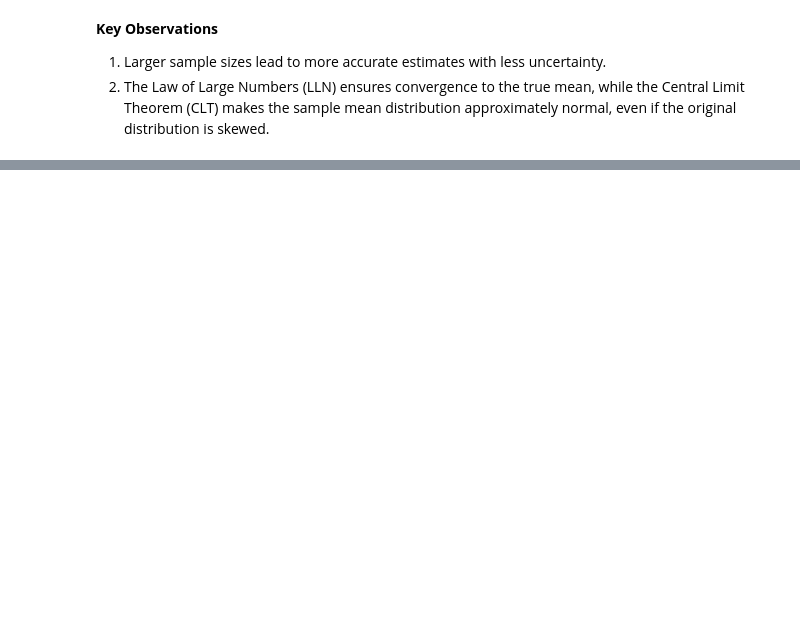
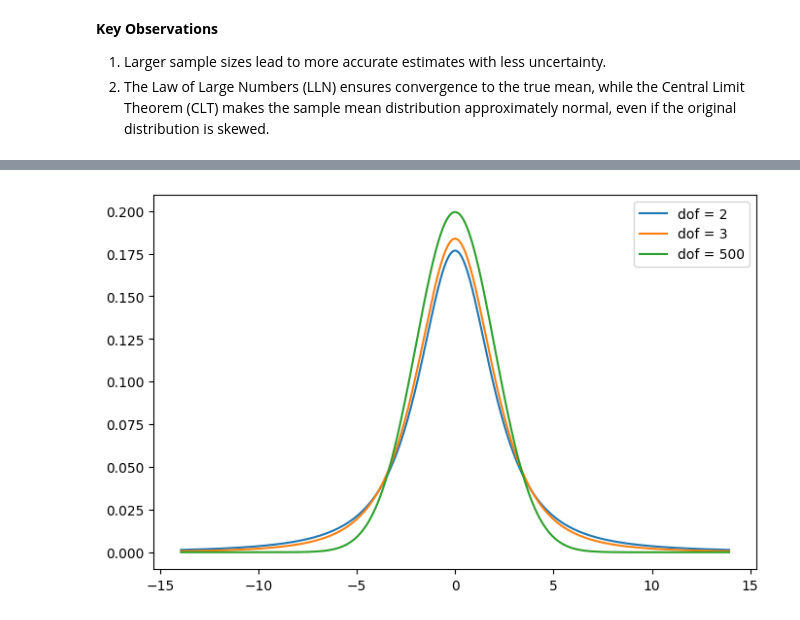
Before and after one commit to matteocasolari/bayesian-analysis-with-python-solutions, a Jupyter notebook: solutions/chapter_01.ipynb, the cells around one changed output, grey strips where cells are left out. Saved outputs shown, nothing was run; the diff lists cells and outputs as text; code cells hidden in the pictures; blank space fills up the shorter version.

```diff
--- a/solutions/chapter_01.ipynb
+++ b/solutions/chapter_01.ipynb
@@ -88,0 +105,22 @@ ax[1].legend()
+# %%
+mean = 0
+variance = 2
+degrees_of_freedom = [2, 3, 500]
+
+student_ts = [
+    pz.StudentT(
+        nu=dof,
+        mu=mean,
+        sigma=variance,
+    ) for dof in degrees_of_freedom
+]
+# %%
+x = np.linspace(min(st.ppf(0.01) for st in student_ts),
+                max(st.ppf(0.99) for st in student_ts), 1000)
+
+plt.figure(figsize=(8, 5))
+for student_t, dof in zip(student_ts, degrees_of_freedom):
+    plt.plot(x, student_t.pdf(x), label=f"dof = {dof}")
+plt.legend();
+# %% [output]
+[figure, added]
```
Also changed, not shown: parts of 8 cells of this notebook.
